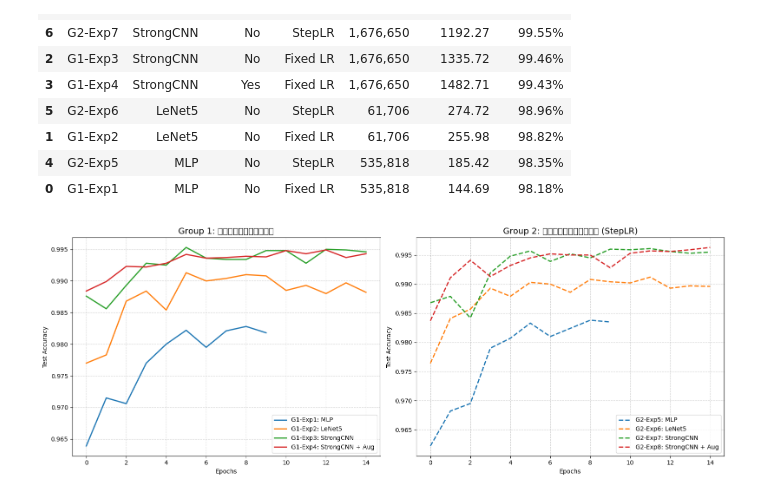
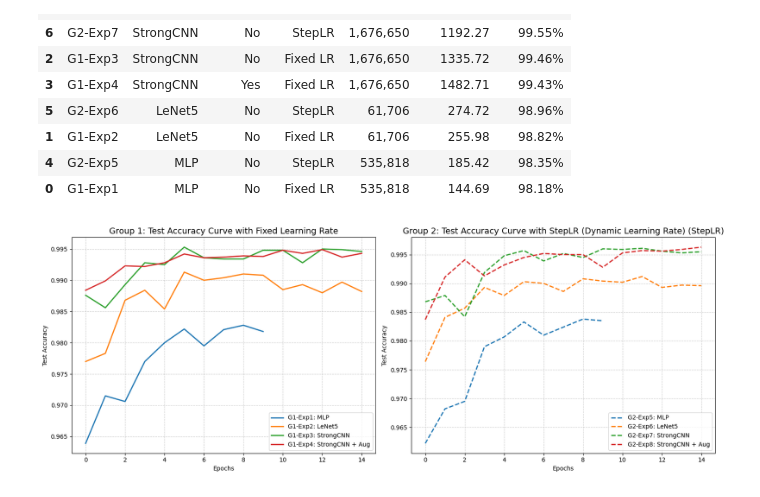
Before and after one commit to CCAAttking7/MNIST_three_method, a Jupyter notebook: mnist_comparsion.ipynb, the cells around one changed output. Saved outputs shown, nothing was run; the diff lists cells and outputs as text; code cells hidden in the pictures.

```diff
--- a/mnist_comparsion.ipynb
+++ b/mnist_comparsion.ipynb
@@ -437,33 +437,33 @@ plt.figure(figsize=(16, 6))
 # --- 子图 1: Group 1 (Fixed LR) ---
 plt.subplot(1, 2, 1)
 for exp_id in [f"G1-Exp{i}" for i in range(1, 5)]:
     history = ALL_RESULTS[exp_id]['history']
     label = f"{exp_id}: {df.loc[df['实验ID']==exp_id, '模型架构'].values[0]}"
     if "Exp4" in exp_id: label += " + Aug"
     plt.plot(history['test_acc'], label=label, linewidth=2)
 
-plt.title("Group 1: 固定学习率下准确率曲线", fontsize=14)
+plt.title("Group 1: Test Accuracy Curve with Fixed Learning Rate", fontsize=14)
 plt.xlabel("Epochs")
 plt.ylabel("Test Accuracy")
 plt.legend()
 plt.grid(True, linestyle='--', alpha=0.6)
 
 # --- 子图 2: Group 2 (StepLR) ---
 plt.subplot(1, 2, 2)
 for exp_id in [f"G2-Exp{i}" for i in range(5, 9)]:
     history = ALL_RESULTS[exp_id]['history']
     label = f"{exp_id}: {df.loc[df['实验ID']==exp_id, '模型架构'].values[0]}"
     if "Exp8" in exp_id: label += " + Aug"
     plt.plot(history['test_acc'], label=label, linewidth=2, linestyle='--')
 
-plt.title("Group 2: 动态学习率下准确率曲线 (StepLR)", fontsize=14)
+plt.title("Group 2: Test Accuracy Curve with StepLR (Dynamic Learning Rate) (StepLR)", fontsize=14)
 plt.xlabel("Epochs")
 plt.ylabel("Test Accuracy")
 plt.legend()
 plt.grid(True, linestyle='--', alpha=0.6)
 
 plt.tight_layout()
 plt.savefig('learning_curves_comparison.png', dpi=300) # 保存高清图用于报告
 plt.show()
 # %% [output]
-[figure, old version]
+[figure, new version]
```
